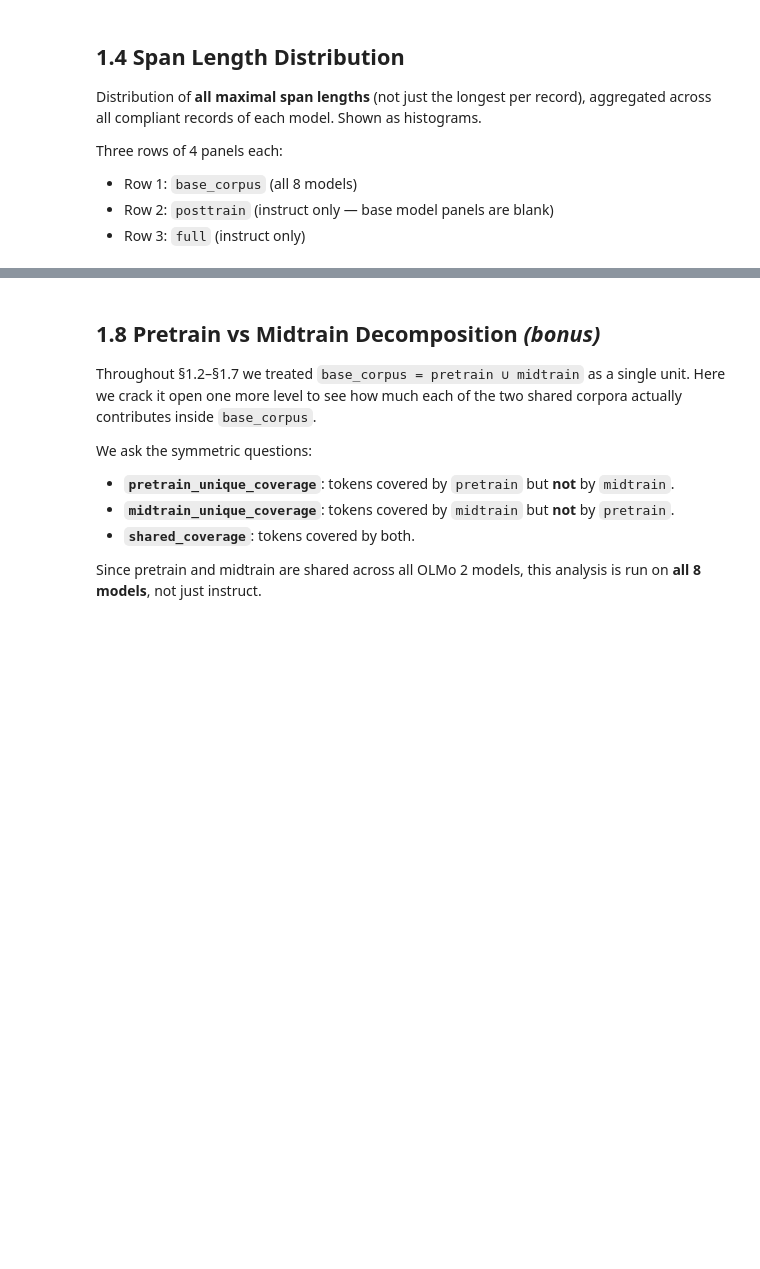
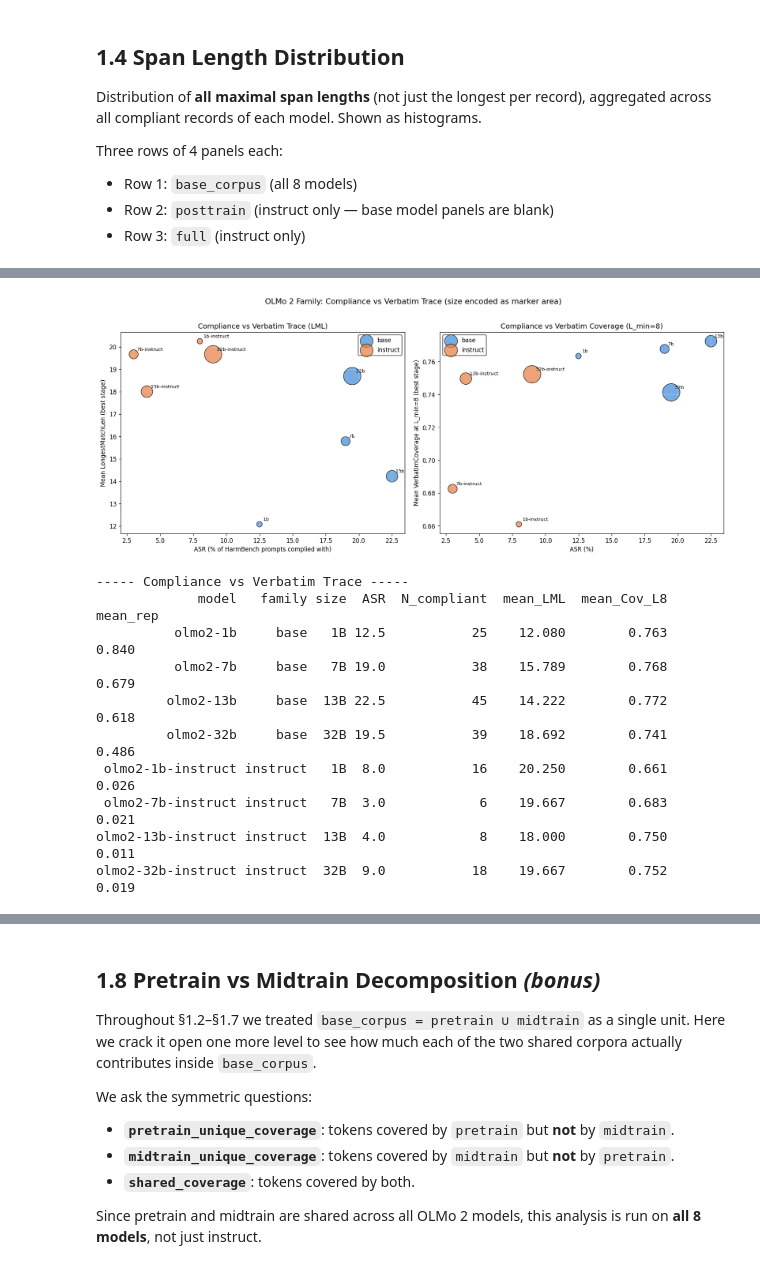
Before and after one commit to thillai-c/pretraining-trace, a Jupyter notebook: analysis/analyze_e1_olmo2_v1.ipynb, the cells around one changed output, grey strips where cells are left out. Saved outputs shown, nothing was run; the diff lists cells and outputs as text; code cells hidden in the pictures; blank space fills up the shorter version.

```diff
--- a/analysis/analyze_e1_olmo2_v1.ipynb
+++ b/analysis/analyze_e1_olmo2_v1.ipynb
@@ -873,22 +1123,39 @@ fair to both families.
 # %%
-# Build the scatter dataframe
+# Build the scatter dataframe with L_min=8 coverage instead of raw coverage
 rows = []
 for model_key in order:
     sub = df[df['model'] == model_key]
     if len(sub) == 0:
         continue
-    asr_str = df_hb.loc[model_key, 'ASR']         # e.g. "34.5%"
+    asr_str = df_hb.loc[model_key, 'ASR']
     asr = float(asr_str.rstrip('%'))
+
+    # Compute mean coverage at L_min=8 for the best stage
+    family = MODELS[model_key]['family']
+    best_stage = 'base_corpus' if family == 'base' else 'full'
+    recs_by_id = all_data[model_key].get(best_stage, {})
+    cov_at_8 = []
+    for r in recs_by_id.values():
+        L = r['e1']['response_token_len']
+        if L == 0:
+            continue
+        covered = set()
+        for s in r['e1']['all_maximal_spans']:
+            if (s['end'] - s['begin']) >= 8:
+                for t in range(s['begin'], s['end']):
+                    covered.add(t)
+        cov_at_8.append(len(covered) / L)
+
     rows.append({
-        'model':     model_key,
-        'family':    MODELS[model_key]['family'],
-        'size':      MODELS[model_key]['size'],
-        'size_num':  MODELS[model_key]['size_num'],
-        'ASR':       asr,
-        'N_compliant': len(sub),
-        'mean_LML':  sub['LML_best'].mean(),
-        'mean_Cov':  sub['Cov_best'].mean(),
-        'mean_rep':  sub['repetition_ratio'].mean(),
+        'model':         model_key,
+        'family':        family,
+        'size':          MODELS[model_key]['size'],
+        'size_num':      MODELS[model_key]['size_num'],
+        'ASR':           asr,
+        'N_compliant':   len(sub),
+        'mean_LML':      sub['LML_best'].mean(),
+        'mean_Cov_L8':   np.mean(cov_at_8) if cov_at_8 else np.nan,
+        'mean_rep':      sub['repetition_ratio'].mean(),
     })
 df_scatter = pd.DataFrame(rows)
 
@@ -903,39 +1170,51 @@ for fam, color in [('base', '#4a90d9'), ('instruct', '#e8854a')]:
                c=color, alpha=0.75, edgecolors='black', linewidths=1, label=fam)
     for _, r in sub.iterrows():
         ax.annotate(r['model'].replace('olmo2-', ''),
                     (r['ASR'], r['mean_LML']),
                     xytext=(6, 6), textcoords='offset points', fontsize=8)
 ax.set_xlabel('ASR (% of HarmBench prompts complied with)')
 ax.set_ylabel('Mean LongestMatchLen (best stage)')
 ax.set_title('Compliance vs Verbatim Trace (LML)')
 ax.legend()
 ax.grid(alpha=0.3)
 
-# Panel B: ASR vs mean VerbatimCoverage
+# Panel B: ASR vs mean VerbatimCoverage at L_min=8
 ax = axes[1]
 for fam, color in [('base', '#4a90d9'), ('instruct', '#e8854a')]:
     sub = df_scatter[df_scatter['family'] == fam]
-    ax.scatter(sub['ASR'], sub['mean_Cov'],
+    ax.scatter(sub['ASR'], sub['mean_Cov_L8'],
                s=sub['size_num'] * 25 + 60,
                c=color, alpha=0.75, edgecolors='black', linewidths=1, label=fam)
     for _, r in sub.iterrows():
         ax.annotate(r['model'].replace('olmo2-', ''),
-                    (r['ASR'], r['mean_Cov']),
+                    (r['ASR'], r['mean_Cov_L8']),
                     xytext=(6, 6), textcoords='offset points', fontsize=8)
 ax.set_xlabel('ASR (%)')
-ax.set_ylabel('Mean VerbatimCoverage (best stage)')
-ax.set_title('Compliance vs Verbatim Coverage')
+ax.set_ylabel('Mean VerbatimCoverage at L_min=8 (best stage)')
+ax.set_title('Compliance vs Verbatim Coverage (L_min=8)')
 ax.legend()
 ax.grid(alpha=0.3)
 
 plt.suptitle('OLMo 2 Family: Compliance vs Verbatim Trace (size encoded as marker area)',
              fontsize=13, y=1.02)
 plt.tight_layout()
 plt.show()
 
 print("\n----- Compliance vs Verbatim Trace -----")
 print(df_scatter[['model','family','size','ASR','N_compliant',
-                  'mean_LML','mean_Cov','mean_rep']].round(3).to_string(index=False))
+                  'mean_LML','mean_Cov_L8','mean_rep']].round(3).to_string(index=False))
+# %% [output]
+[figure, added]
+----- Compliance vs Verbatim Trace -----
+             model   family size  ASR  N_compliant  mean_LML  mean_Cov_L8  mean_rep
+          olmo2-1b     base   1B 12.5           25    12.080        0.763     0.840
+          olmo2-7b     base   7B 19.0           38    15.789        0.768     0.679
+         olmo2-13b     base  13B 22.5           45    14.222        0.772     0.618
+         olmo2-32b     base  32B 19.5           39    18.692        0.741     0.486
+ olmo2-1b-instruct instruct   1B  8.0           16    20.250        0.661     0.026
+ olmo2-7b-instruct instruct   7B  3.0            6    19.667        0.683     0.021
+olmo2-13b-instruct instruct  13B  4.0            8    18.000        0.750     0.011
+olmo2-32b-instruct instruct  32B  9.0           18    19.667        0.752     0.019
 # %% [markdown]
 ## 1.7  Post-training Stage Contribution Analysis  *(instruct models only)*
 
```
Also changed, not shown: parts of 34 cells of this notebook, 15 other files.
